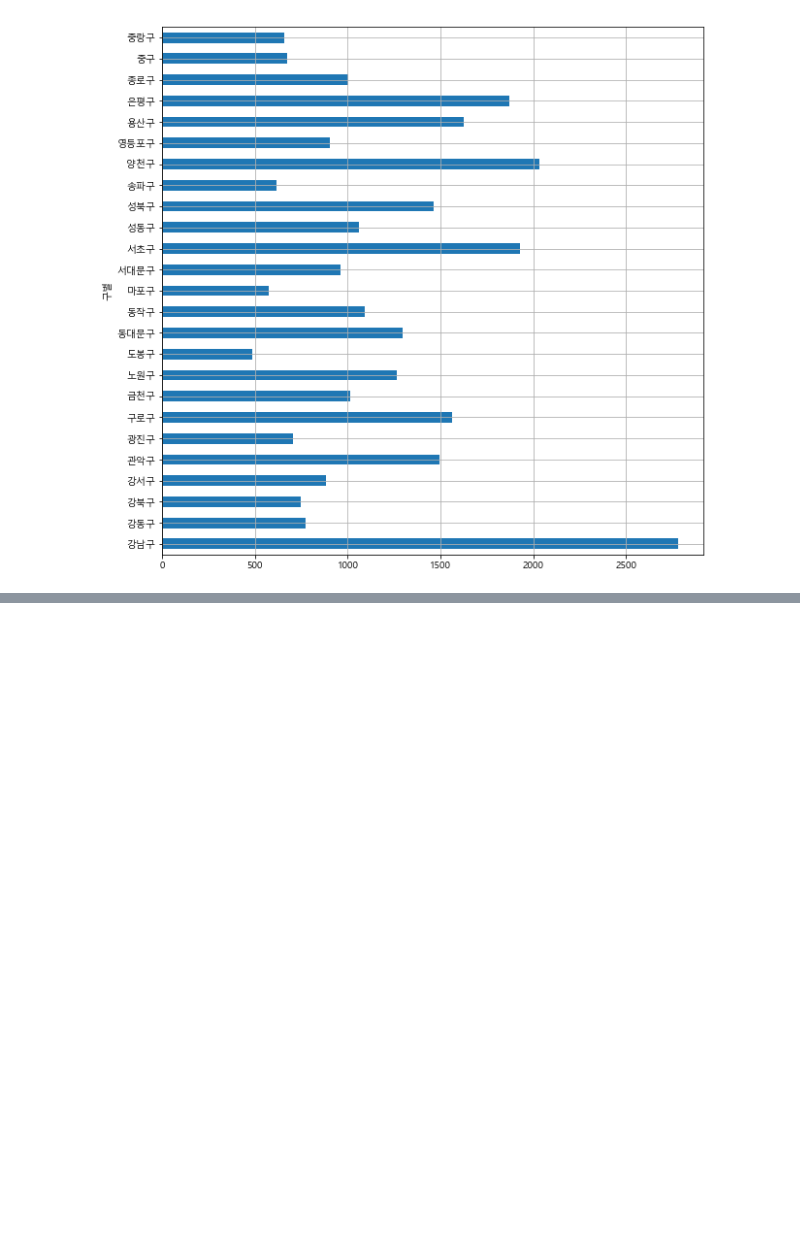
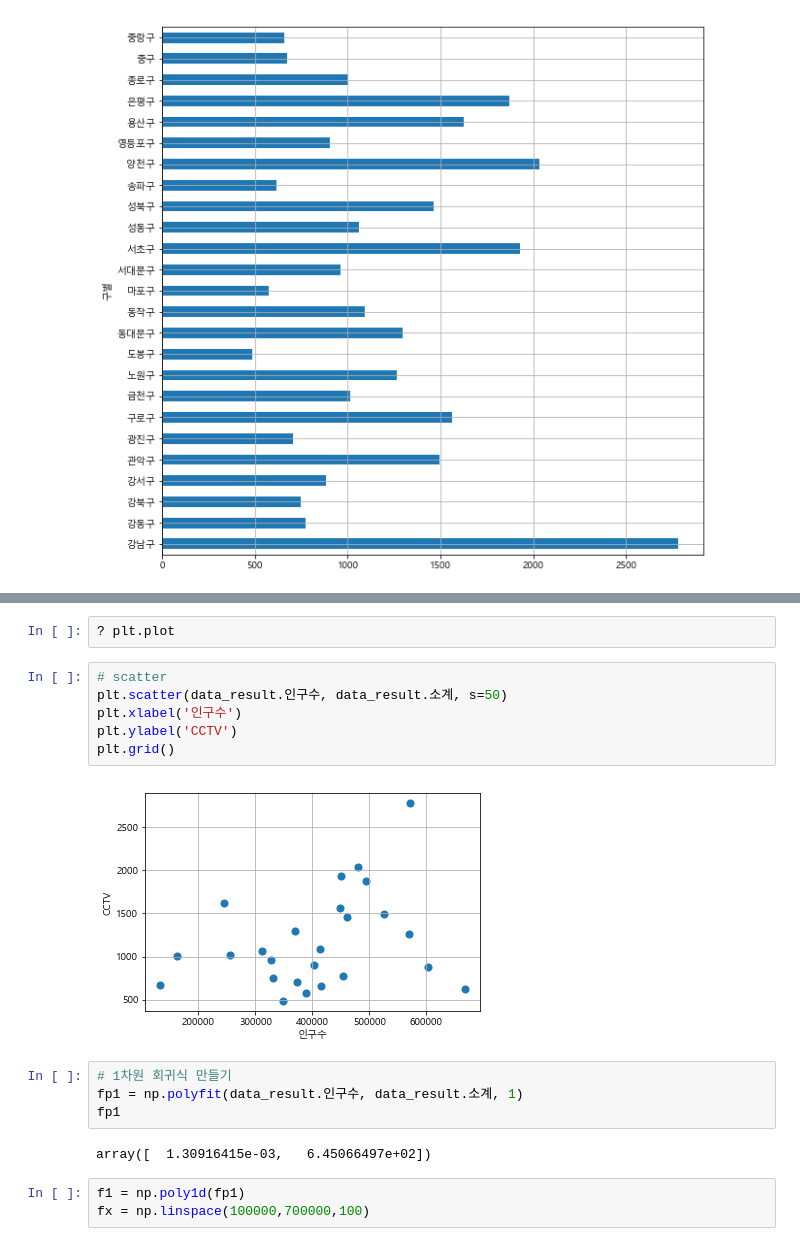
Before and after one commit to namsoojang/Play_with_Data_3rd, a Jupyter notebook: 1.CCTV/1장 CCTV.ipynb, the cells around one changed output, grey strips where cells are left out. Saved outputs shown, nothing was run; the diff lists cells and outputs as text; blank space fills up the shorter version.

```diff
--- a/1.CCTV/1장 CCTV.ipynb
+++ b/1.CCTV/1장 CCTV.ipynb
@@ -366,0 +405,19 @@ data_result['소계'].sort_values().plot(kind='barh',grid=True, figsize=(10,10))
+# %%
+? plt.plot
+# %%
+# scatter
+plt.scatter(data_result.인구수, data_result.소계, s=50)
+plt.xlabel('인구수')
+plt.ylabel('CCTV')
+plt.grid()
+# %% [output]
+[figure, added]
+# %%
+# 1차원 회귀식 만들기
+fp1 = np.polyfit(data_result.인구수, data_result.소계, 1)
+fp1
+# %% [output]
+array([  1.30916415e-03,   6.45066497e+02])
+# %%
+f1 = np.poly1d(fp1)
+fx = np.linspace(100000,700000,100)
```
Also changed, not shown: parts of 13 cells of this notebook.
